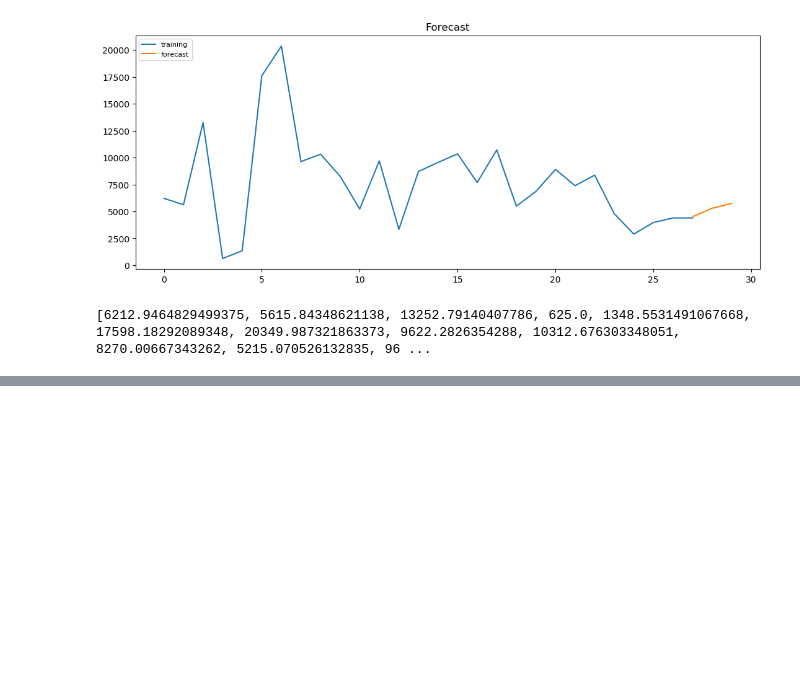
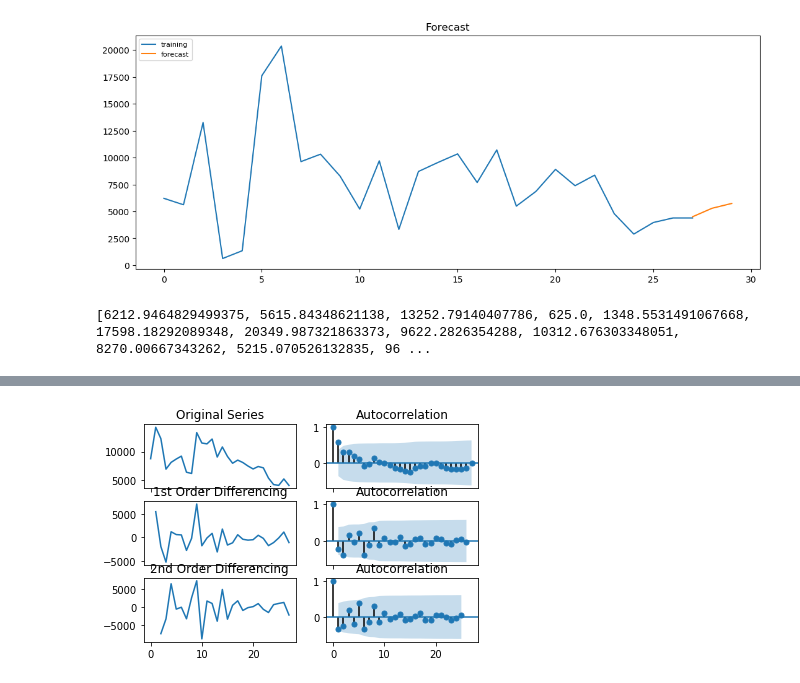
Before and after one commit to ritwickraj78/Fashion-AI, a Jupyter notebook: Notebooks/FashionForecastStyle.ipynb, the cells around one changed output, grey strips where cells are left out. Saved outputs shown, nothing was run; the diff lists cells and outputs as text; code cells hidden in the pictures; blank space fills up the shorter version.

```diff
--- a/Notebooks/FashionForecastStyle.ipynb
+++ b/Notebooks/FashionForecastStyle.ipynb
@@ -351,0 +363,13 @@ print(list(train), list(fc_series))
+# %%
+rneck_df = rneck_df[rneck_df['Date']>='2018-0-0']
+
+# Now we must cluster all dates month wise, i.e., All days from 2018-01-01 to 2018-01-31 must equal 2018-01
+from math import ceil
+def format_date(date):
+    date = date.split('-')
+    date[2] = '01'
+    return '-'.join(date)
+rneck_df['Date'] = [format_date(date) for date in rneck_df['Date']]
+# %%
+rneck_df['Trend'] = rneck_df.apply(lambda row: (int(row.avg_rating)**4)*((int(row.no_of_reviews)+1)**0.5), axis = 1)
+rneck_df.head()
@@ -351,0 +383,31 @@ print(list(train), list(fc_series))
+# %%
+rneck_df = rneck_df.drop(columns = ['no_of_reviews', 'avg_rating'])
+rneck_df = (rneck_df.groupby('Date', as_index=False)
+        .agg({'Trend':'mean'}))
+
+rneck_df['Date'] =pd.to_datetime(rneck_df.Date, format="%Y/%m/%d")
+rneck_df = rneck_df.sort_values(by='Date')
+rneck_df.drop(rneck_df.tail(3).index,inplace=True)
+rneck_df.set_index('Date', inplace=True)
+idx = pd.date_range(start = '2018-01-01', end = '2020-04-01', freq = 'MS')
+rneck_df = rneck_df.reindex(idx, fill_value='NaN')
+rneck_df = rneck_df.astype(float)
+rneck_df = rneck_df.interpolate(method='quadratic', axis=0).ffill().bfill()
+rneck_df = rneck_df.reset_index()
+# %%
+from statsmodels.graphics.tsaplots import plot_acf, plot_pacf
+fig, axes = plt.subplots(3, 2, sharex=True)
+axes[0, 0].plot(rneck_df.Trend); axes[0, 0].set_title('Original Series')
+plot_acf(rneck_df.Trend, ax=axes[0, 1])
+
+# 1st Differencing
+axes[1, 0].plot(rneck_df.Trend.diff()); axes[1, 0].set_title('1st Order Differencing')
+plot_acf(rneck_df.Trend.diff().dropna(), ax=axes[1, 1])
+
+# 2nd Differencing
+axes[2, 0].plot(rneck_df.Trend.diff().diff()); axes[2, 0].set_title('2nd Order Differencing')
+plot_acf(rneck_df.Trend.diff().diff().dropna(), ax=axes[2, 1])
+
+plt.show()
+# %% [output]
+[figure, added]
```
Also changed, not shown: parts of 16 cells of this notebook, 3 other files.
